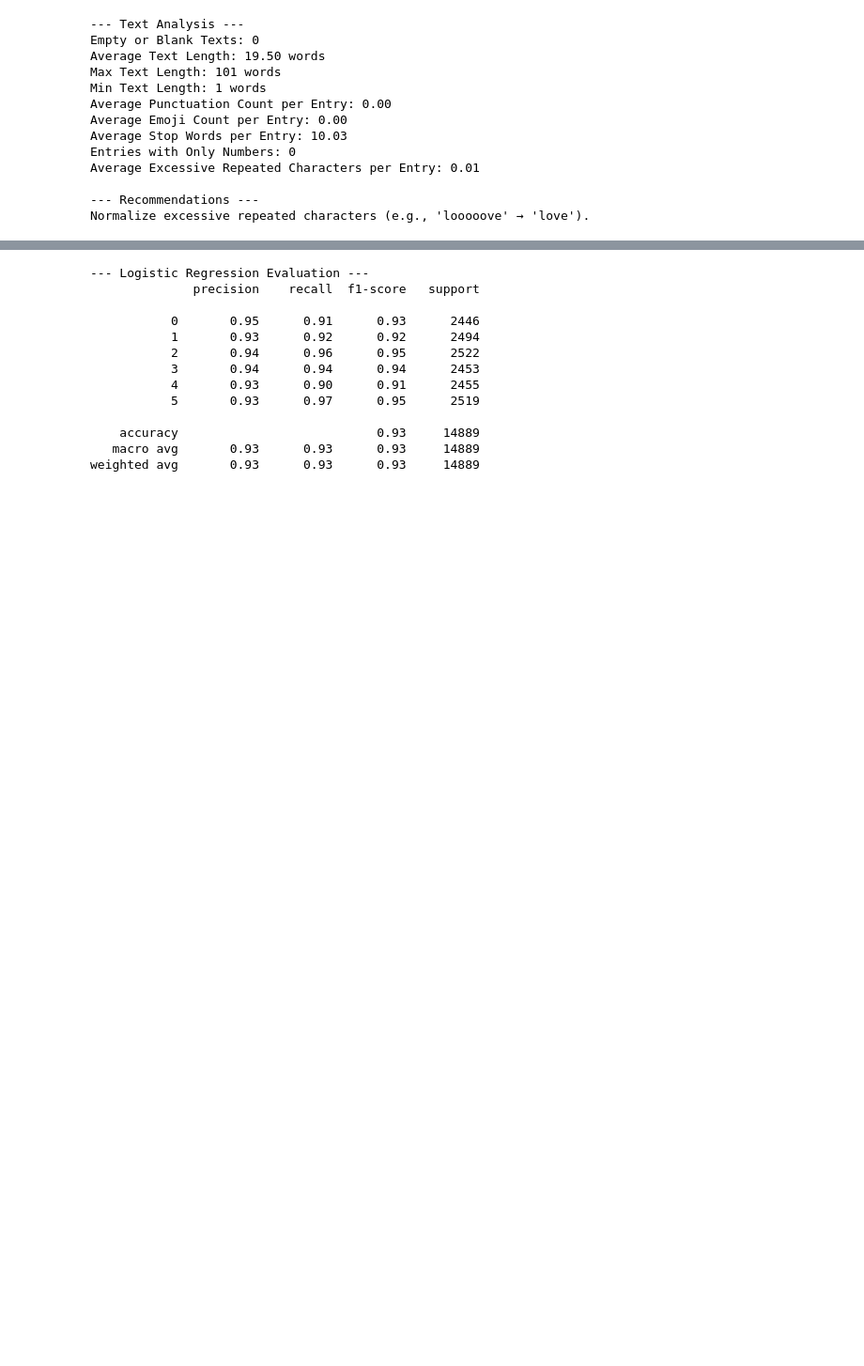
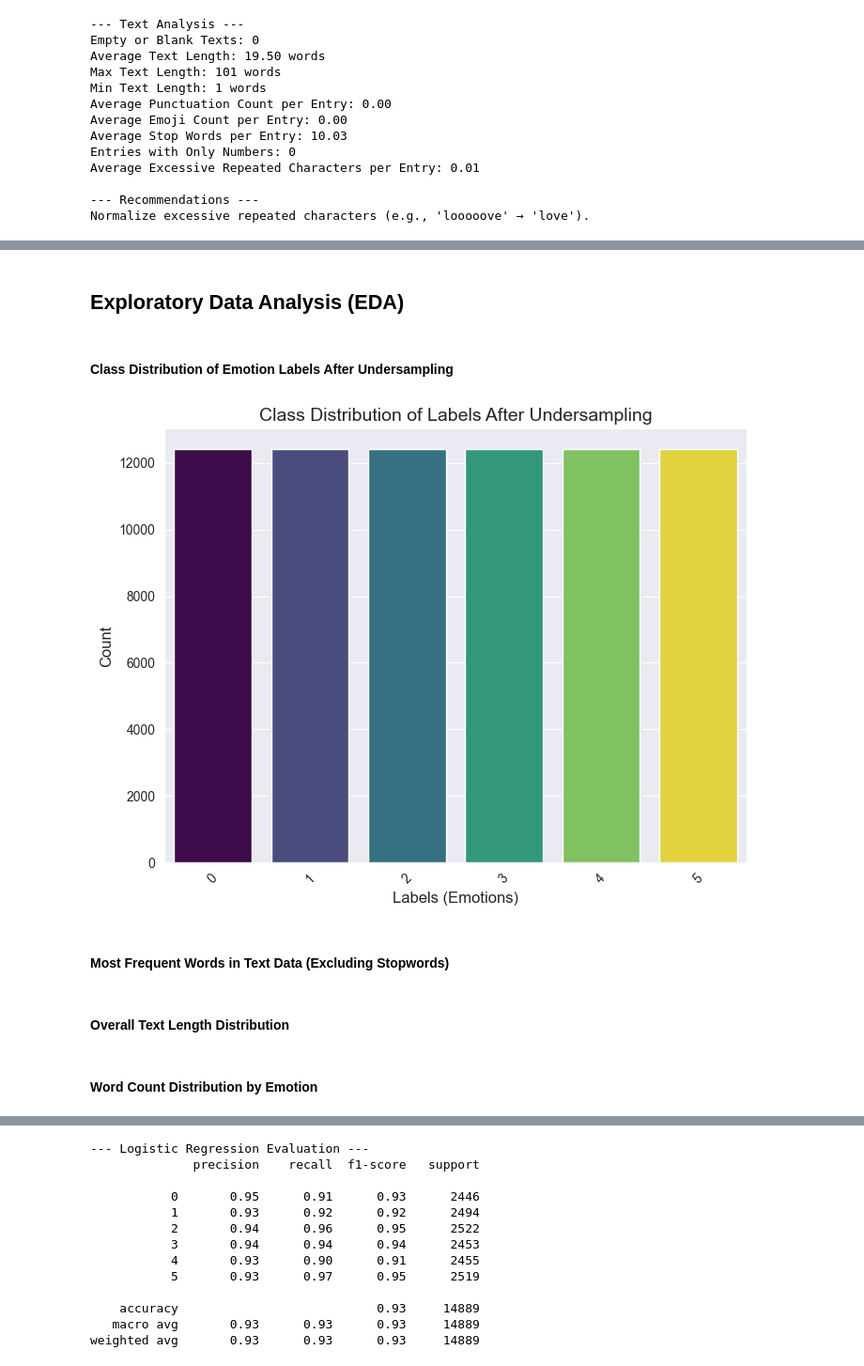
Before and after one commit to JamesAdeshina/Emotion_Classifier, a Jupyter notebook: main.ipynb, the cells around one changed output, grey strips where cells are left out. Shown at 94% size. Saved outputs shown, nothing was run; the diff lists cells and outputs as text; code cells hidden in the pictures; blank space fills up the shorter version.

```diff
--- a/main.ipynb
+++ b/main.ipynb
@@ -520,0 +511,17 @@ Stemming Time: 58.1028 seconds
+# %% [markdown]
+## Exploratory Data Analysis (EDA)
+# %% [markdown]
+#### Class Distribution of Emotion Labels After Undersampling
+# %%
+# Plot class distribution
+plt.figure(figsize=(8, 6))
+sns.countplot(x='label', data=undersample_dataset, hue='label', dodge=False, palette='viridis', legend=False)
+plt.title("Class Distribution of Labels After Undersampling", fontsize=14)
+plt.xlabel("Labels (Emotions)", fontsize=12)
+plt.ylabel("Count", fontsize=12)
+plt.xticks(rotation=45)
+plt.show()
+# %% [output]
+[figure, new version]
+# %% [markdown]
+#### Most Frequent Words in Text Data (Excluding Stopwords)
@@ -520,0 +544,2 @@ Stemming Time: 58.1028 seconds
+# %% [markdown]
+#### Overall Text Length Distribution
@@ -520,0 +555,2 @@ Stemming Time: 58.1028 seconds
+# %% [markdown]
+#### Word Count Distribution by Emotion
```
Also changed, not shown: parts of 53 cells of this notebook, 1 other file.
